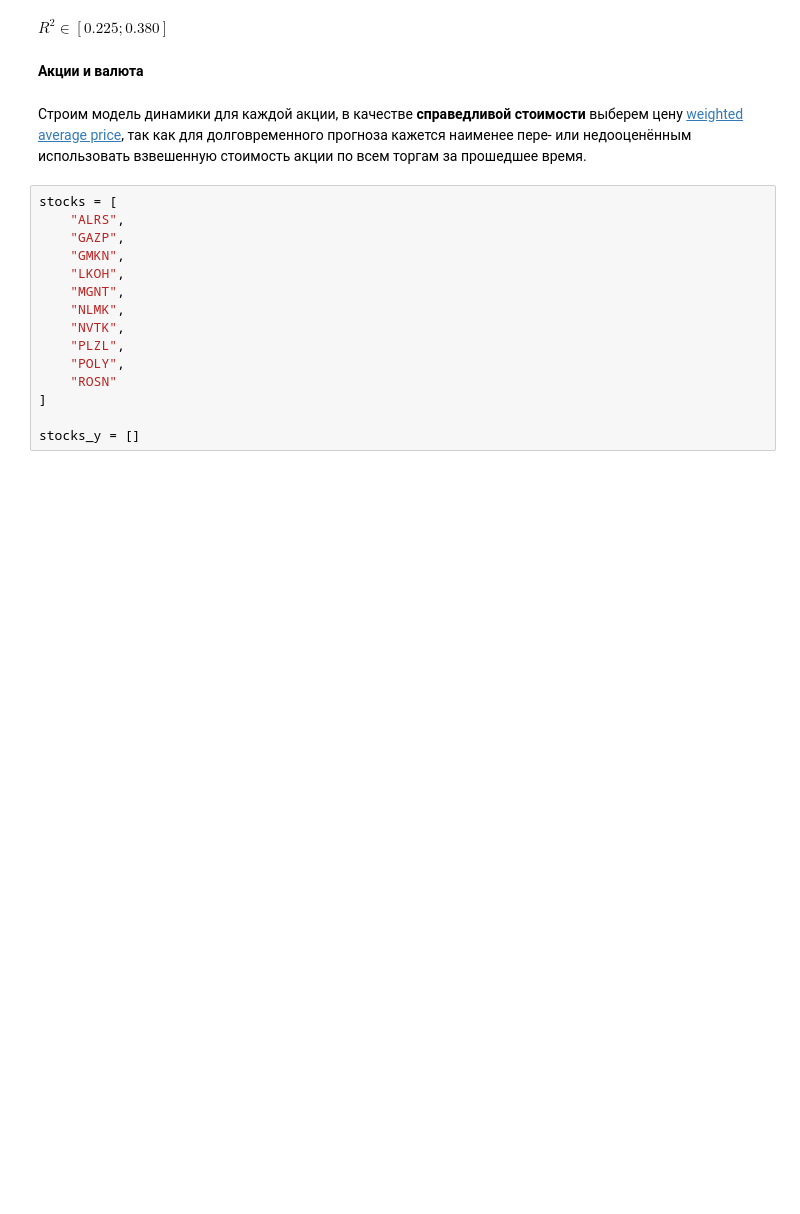
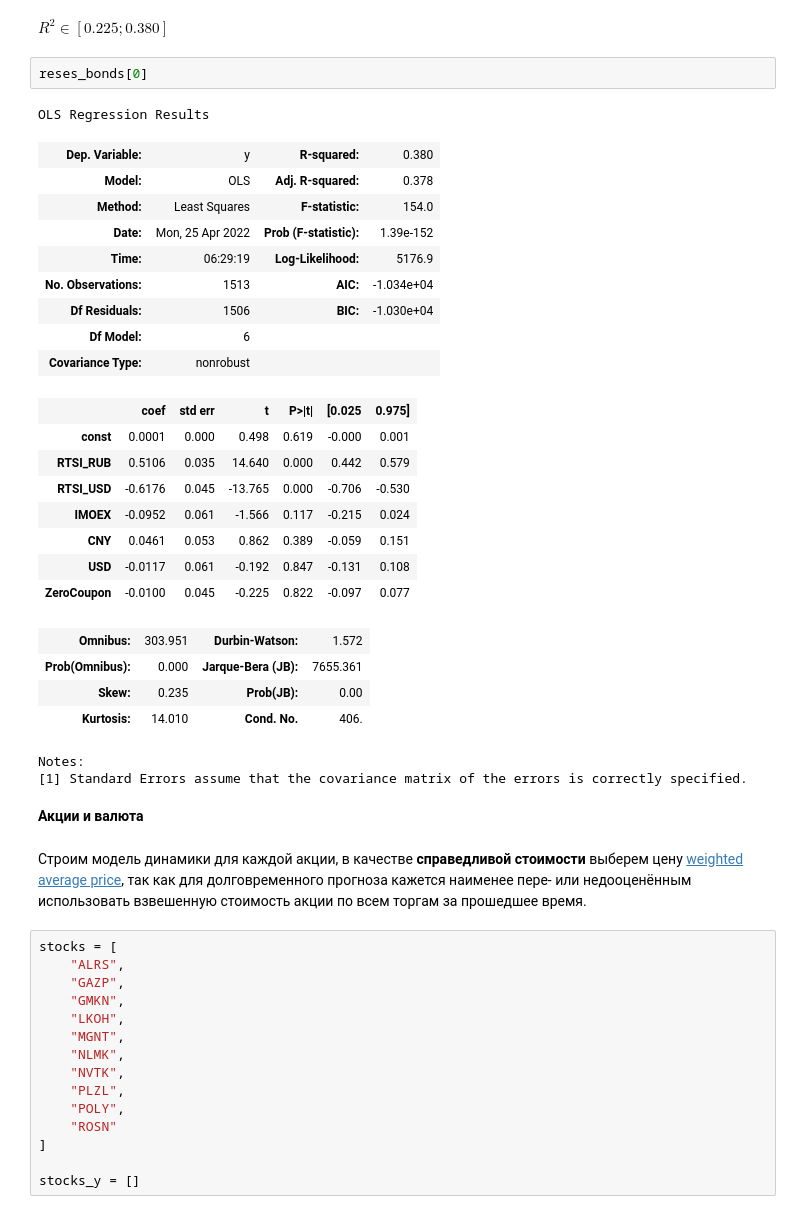
Before and after one commit to gaarutyunov/market-risk, a Jupyter notebook: notebooks/real_prices.ipynb, the cells around one changed output. Cells and saved outputs as stored; diff of their text form; blank space fills up the shorter version.

```diff
--- a/notebooks/real_prices.ipynb
+++ b/notebooks/real_prices.ipynb
@@ -90,5 +94,32 @@ Notes:
 # %% [markdown]
 $R^2 \in [0.225;0.380]$
+# %%
+reses_bonds[0]
+# %% [output]
+OLS Regression Results
+| Dep. Variable: | y | R-squared: | 0.380 |
+| Model: | OLS | Adj. R-squared: | 0.378 |
+| Method: | Least Squares | F-statistic: | 154.0 |
+| Date: | Mon, 25 Apr 2022 | Prob (F-statistic): | 1.39e-152 |
+| Time: | 06:29:19 | Log-Likelihood: | 5176.9 |
+| No. Observations: | 1513 | AIC: | -1.034e+04 |
+| Df Residuals: | 1506 | BIC: | -1.030e+04 |
+| Df Model: | 6 |  |  |
+| Covariance Type: | nonrobust |  |  |
+|  | coef | std err | t | P>|t| | [0.025 | 0.975] |
+| const | 0.0001 | 0.000 | 0.498 | 0.619 | -0.000 | 0.001 |
+| RTSI_RUB | 0.5106 | 0.035 | 14.640 | 0.000 | 0.442 | 0.579 |
+| RTSI_USD | -0.6176 | 0.045 | -13.765 | 0.000 | -0.706 | -0.530 |
+| IMOEX | -0.0952 | 0.061 | -1.566 | 0.117 | -0.215 | 0.024 |
+| CNY | 0.0461 | 0.053 | 0.862 | 0.389 | -0.059 | 0.151 |
+| USD | -0.0117 | 0.061 | -0.192 | 0.847 | -0.131 | 0.108 |
+| ZeroCoupon | -0.0100 | 0.045 | -0.225 | 0.822 | -0.097 | 0.077 |
+| Omnibus: | 303.951 | Durbin-Watson: | 1.572 |
+| Prob(Omnibus): | 0.000 | Jarque-Bera (JB): | 7655.361 |
+| Skew: | 0.235 | Prob(JB): | 0.00 |
+| Kurtosis: | 14.010 | Cond. No. | 406. |
+Notes:
+[1] Standard Errors assume that the covariance matrix of the errors is correctly specified.
 # %% [markdown]
 **Акции и валюта**
 # %% [markdown]
```
Also changed, not shown: parts of 13 cells of this notebook, 1 other file.
